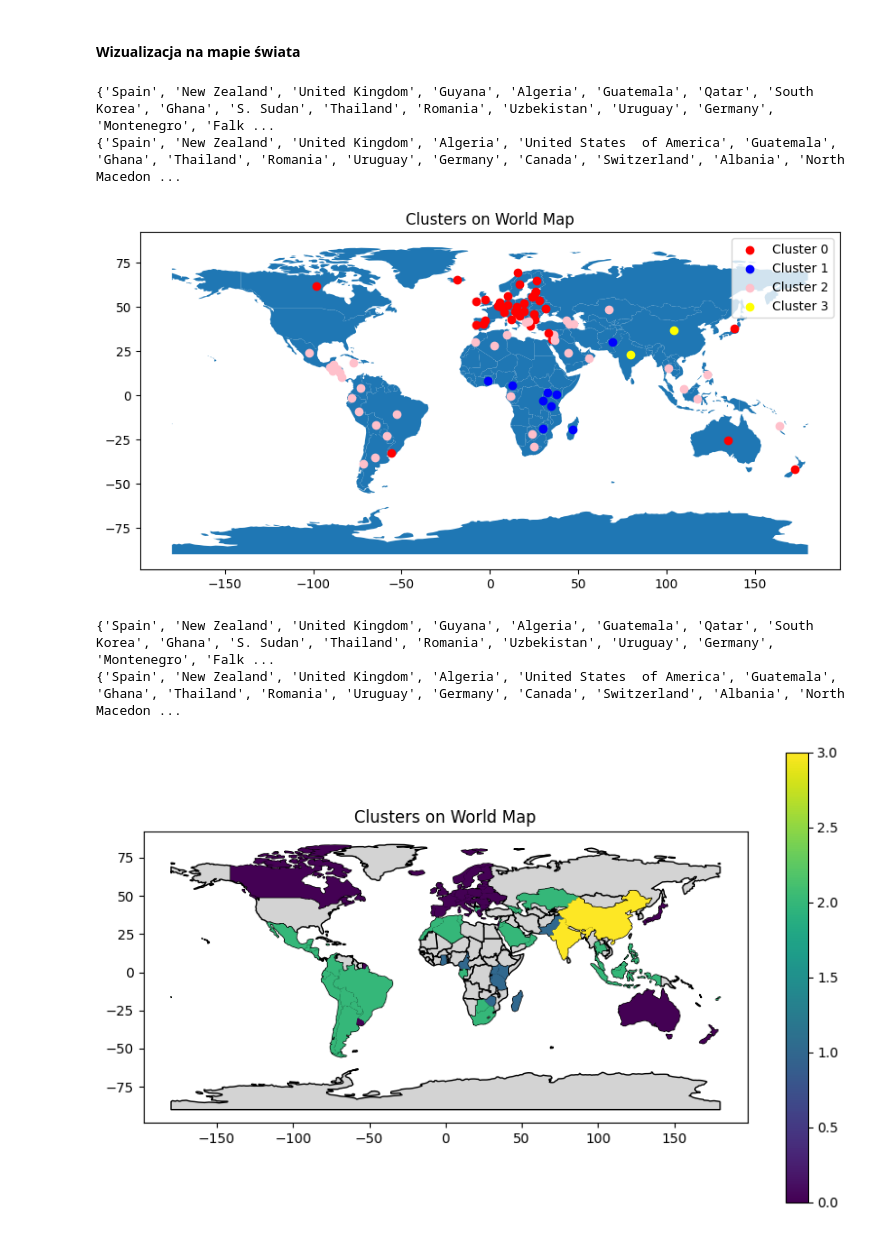
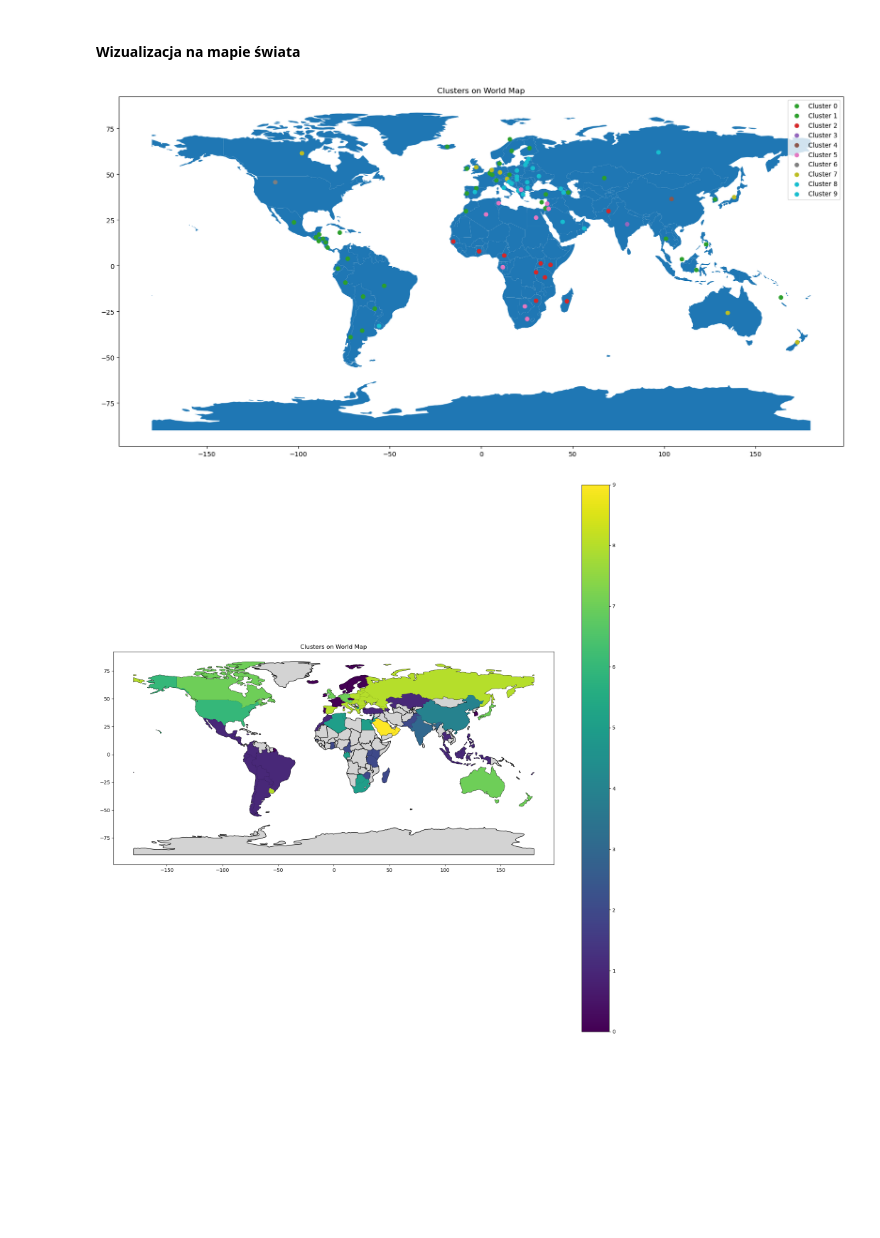
Before and after one commit to Jkm07/World_Bank_Data_Analysis, a Jupyter notebook: clustering_data.ipynb, the cells around one changed output. Saved outputs shown, nothing was run; the diff lists cells and outputs as text; code cells hidden in the pictures; blank space fills up the shorter version.

```diff
--- a/clustering_data.ipynb
+++ b/clustering_data.ipynb
@@ -138,7 +138,7 @@ scaler = StandardScaler()
 scaled_features = scaler.fit_transform(features)
 
 # Utworzenie modelu KMeans
-kmeans = KMeans(n_clusters=4, init='k-means++', n_init=10, random_state=42)
+kmeans = KMeans(n_clusters=10, init='k-means++', n_init=10, random_state=42)
 
 
 # Dopasowanie modelu do danych
@@ -233,58 +238,49 @@ country_cluster = features['Cluster'].reset_index()
 import pandas as pd
 import geopandas as gpd
 import matplotlib.pyplot as plt
+import utlis.map_plot as map_plot
+import numpy as np
 
 # Wczytanie danych geograficznych krajów
 world = gpd.read_file(gpd.datasets.get_path('naturalearth_lowres'))
 
-# Wyświetl unikalne nazwy krajów w danych geograficznych
-print(set(world['name']))
-
-# Wyświetl unikalne nazwy krajów w danych klastrów
-print(set(country_cluster['Country Name']))
-
 # Zaktualizuj nazwy krajów w danych klastrów, aby pasowały do nazw w danych geograficznych
-country_cluster['Country Name'].replace({
-    'United States': 'United States of America',
-    # Dodaj inne pary nazw krajów, które chcesz zaktualizować
-}, inplace=True)
+country_cluster['Country Name'] = map_plot.map_values_columns(country_cluster, 'Country Name')
 
 # Połączenie danych geograficznych z danymi klastrów
 world_clusters = world.merge(country_cluster, how='left', left_on='name', right_on='Country Name')
 
 # Ustawienie rozmiaru mapy podczas wywoływania funkcji plot
-fig, ax = plt.subplots(figsize=(10, 6))
+fig, ax = plt.subplots(figsize=(20, 20))
 
 # Wyświetlenie mapy świata
 world.plot(ax=ax)
 
 # Tworzenie słownika mapującego klastry na różne kolory
-cluster_colors = {0: 'red', 1: 'blue', 2: 'pink', 3: 'yellow'}
+cluster_colors = plt.cm.tab10(np.linspace(0.2, 1, 10))
 
 # Wstawianie punktów na mapie dla każdego kraju
 for index, row in world_clusters.iterrows():
     # Wyświetl punkt tylko jeśli dla kraju są dostępne dane klastrów
     if not pd.isnull(row['Cluster']):
         # Tutaj uzyskaj współrzędne geograficzne dla danego kraju
         x = row.geometry.centroid.x
         y = row.geometry.centroid.y
         # Tutaj wyświetl punkt na mapie, gdzie kolor punktu zależy od klastra
-        ax.scatter(x, y, color=cluster_colors[row['Cluster']])
+        ax.scatter(x, y, color=cluster_colors[int(row['Cluster'])])
 
 # Dodanie legendy do mapy
-for cluster, color in cluster_colors.items():
+for cluster, color in enumerate(cluster_colors):
     ax.scatter([], [], color=color, label=f'Cluster {cluster}')
 
 # Dodanie tytułu do mapy
 ax.set_title('Clusters on World Map')
 plt.legend()
 
 # Wyświetlenie mapy
 plt.show()
 # %% [output]
-{'Spain', 'New Zealand', 'United Kingdom', 'Guyana', 'Algeria', 'Guatemala', 'Qatar', 'South Korea', 'Ghana', 'S. Sudan', 'Thailand', 'Romania', 'Uzbekistan', 'Uruguay', 'Germany', 'Montenegro', 'Falk ...
-{'Spain', 'New Zealand', 'United Kingdom', 'Algeria', 'United States  of America', 'Guatemala', 'Ghana', 'Thailand', 'Romania', 'Uruguay', 'Germany', 'Canada', 'Switzerland', 'Albania', 'North Macedon ...
-[figure, old version]
+[figure, new version]
 # %%
 import pandas as pd
 import geopandas as gpd
@@ -293,23 +289,14 @@ import matplotlib.pyplot as plt
 # Wczytanie danych geograficznych krajów
 world = gpd.read_file(gpd.datasets.get_path('naturalearth_lowres'))
 
-# Wyświetl unikalne nazwy krajów w danych geograficznych
-print(set(world['name']))
-
-# Wyświetl unikalne nazwy krajów w danych klastrów
-print(set(country_cluster['Country Name']))
-
 # Zaktualizuj nazwy krajów w danych klastrów, aby pasowały do nazw w danych geograficznych
-country_cluster['Country Name'].replace({
-    'United States': 'United States of America',
-    # Dodaj inne pary nazw krajów, które chcesz zaktualizować
-}, inplace=True)
+country_cluster['Country Name'] = map_plot.map_values_columns(country_cluster, 'Country Name')
 
 # Połączenie danych geograficznych z danymi klastrów
 world_clusters = world.merge(country_cluster, how='left', left_on='name', right_on='Country Name')
 
 # Ustawienie rozmiaru mapy podczas wywoływania funkcji plot
-fig, ax = plt.subplots(figsize=(10, 6))
+fig, ax = plt.subplots(figsize=(20, 20))
 
 # Wyświetlenie mapy świata
 world.plot(ax=ax, color='lightgrey', edgecolor='black')
@@ -323,6 +310,4 @@ ax.set_title('Clusters on World Map')
 # Wyświetlenie mapy
 plt.show()
 # %% [output]
-{'Spain', 'New Zealand', 'United Kingdom', 'Guyana', 'Algeria', 'Guatemala', 'Qatar', 'South Korea', 'Ghana', 'S. Sudan', 'Thailand', 'Romania', 'Uzbekistan', 'Uruguay', 'Germany', 'Montenegro', 'Falk ...
-{'Spain', 'New Zealand', 'United Kingdom', 'Algeria', 'United States  of America', 'Guatemala', 'Ghana', 'Thailand', 'Romania', 'Uruguay', 'Germany', 'Canada', 'Switzerland', 'Albania', 'North Macedon ...
-[figure, old version]
+[figure, new version]
```
Also changed, not shown: parts of 3 cells of this notebook, 2 other files.
